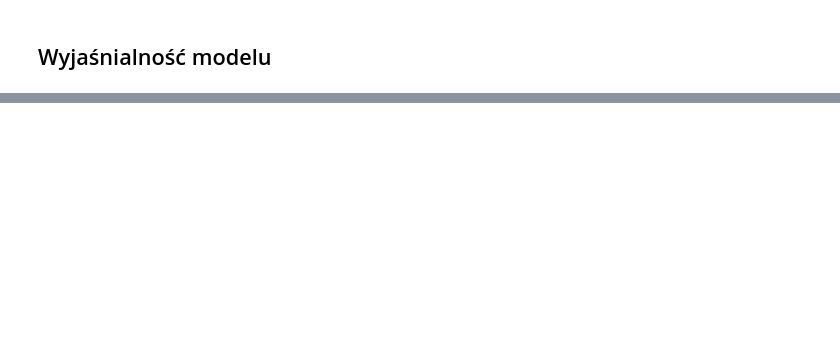
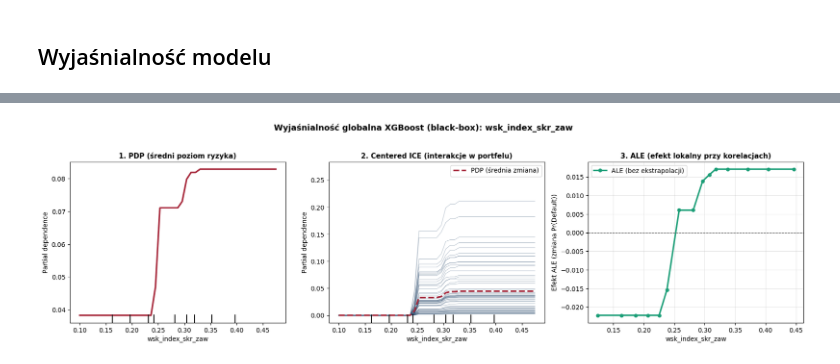
Before and after one commit to Egor332/IWUM_proj1, a Jupyter notebook: black_box_analysis.ipynb, the cells around one changed output, grey strips where cells are left out. Cells and saved outputs as stored; diff of their text form; code cells hidden in the pictures; blank space fills up the shorter version.

Commit message:
Aktualizacja black_box_analysis.ipynb

```diff
--- a/black_box_analysis.ipynb
+++ b/black_box_analysis.ipynb
@@ -192,0 +185,18 @@ Log Loss: 0.19709238516566457
+# %%
+num_cols = X_train.select_dtypes(include=[np.number]).columns.tolist()
+corr_matrix = X_train[num_cols].corr(method='spearman').abs()
+
+threshold = 0.95
+upper = corr_matrix.where(np.triu(np.ones(corr_matrix.shape), k=1).astype(bool))
+
+cols_to_drop = set()
+for col in upper.columns:
+    for other_col in upper.index[upper[col] >= threshold]:
+        if shap_dict.get(col, 0) >= shap_dict.get(other_col, 0):
+            cols_to_drop.add(other_col)
+        else:
+            cols_to_drop.add(col)
+
+selected_features = [c for c in X_train.columns if c not in cols_to_drop]
+print(f"Usunięto czystych dubli (|r| >= {threshold}): {len(cols_to_drop)}")
+print(f"Finalna liczba cech do modelu: {len(selected_features)} z {X_train.shape[1]}")
@@ -239,0 +436,54 @@ shap.plots.scatter(shap_values[:, top_feature], color=shap_values)
+# %%
+
+feat = 'wsk_index_skr_zaw'
+
+# Przygotowanie X_test z zakresem 1% - 95% dla czytelnej osi X
+X_test_1d = X_test[selected_features].copy()
+s = X_test_1d[feat].replace([np.inf, -np.inf], np.nan)
+q_low, q_high = s.quantile(0.01), s.quantile(0.99)
+
+# Zabezpieczenie na wypadek, gdyby zmienna była dyskretna/rzadka (np. same zera w tym zakresie)
+if q_low < q_high:
+    X_test_1d[feat] = s.clip(q_low, q_high)
+else:
+    X_test_1d[feat] = s
+    # Rysujemy 3 panele obok siebie: PDP | Centered ICE | ALE
+fig, axes = plt.subplots(1, 3, figsize=(17, 4.8))
+
+# 1. PDP
+PartialDependenceDisplay.from_estimator(
+    black_box, X_test_1d, features=[feat], kind='average',
+    percentiles=(0.0, 1.0), grid_resolution=45, ax=axes[0],
+    line_kw={'color': '#a62639', 'linewidth': 2.5}
+)
+axes[0].set_title('1. PDP (średni poziom ryzyka)', fontsize=11, fontweight='bold')
+axes[0].set_ylabel('Średnie Pr(Default)')
+axes[0].grid(True, alpha=0.3)
+
+# 2. Centered ICE
+PartialDependenceDisplay.from_estimator(
+    black_box, X_test_1d, features=[feat], kind='both', centered=True,
+    subsample=60, random_state=42, percentiles=(0.0, 1.0), grid_resolution=45, ax=axes[1],
+    line_kw={'color': '#a62639', 'linewidth': 2.5, 'label': 'PDP (średnia zmiana)'},
+    ice_lines_kw={'color': '#2c4c6e', 'alpha': 0.28, 'linewidth': 0.9}
+)
+axes[1].axhline(0, color='grey', lw=0.8, linestyle=':')
+axes[1].set_title('2. Centered ICE (interakcje w portfelu)', fontsize=11, fontweight='bold')
+axes[1].set_ylabel('Zmiana Pr(Default) względem startu')
+axes[1].grid(True, alpha=0.3)
+
+# 3. ALE
+centers_ale, y_ale = compute_ale_1d_prob(black_box, X_test_1d, feat, n_bins=15)
+axes[2].plot(centers_ale, y_ale, color='#1b9e77', marker='o', markersize=5, lw=2.4, label='ALE (bez ekstrapolacji)')
+axes[2].axhline(0, color='grey', lw=0.9, linestyle='--')
+axes[2].set_title('3. ALE (efekt lokalny przy korelacjach)', fontsize=11, fontweight='bold')
+axes[2].set_xlabel(feat)
+axes[2].set_ylabel('Efekt ALE (zmiana Pr(Default))')
+axes[2].legend(loc='upper left', frameon=True)
+axes[2].grid(True, alpha=0.3)
+
+plt.suptitle(f'Wyjaśnialność globalna XGBoost (black-box): {feat}', fontsize=13, fontweight='bold', y=1.03)
+plt.tight_layout()
+plt.show()
+# %% [output]
+[figure, added]
```
Also changed, not shown: parts of 55 cells of this notebook.
